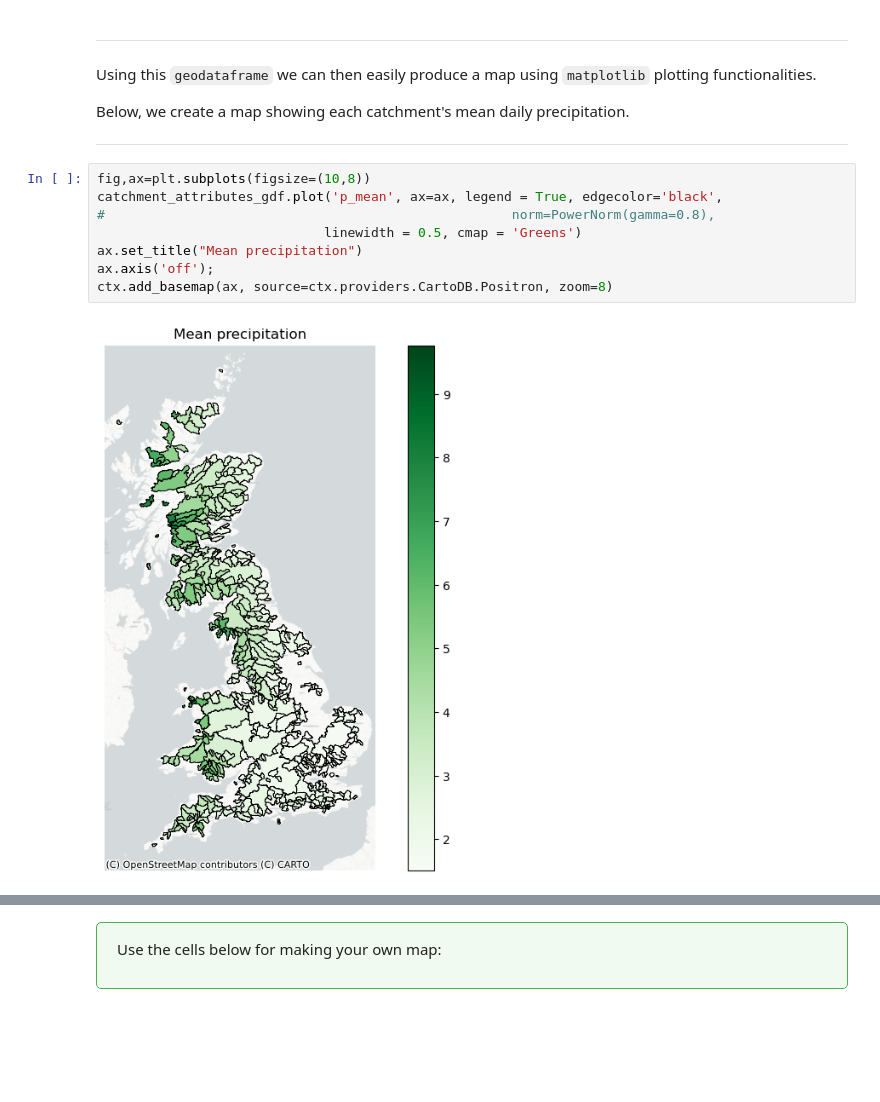
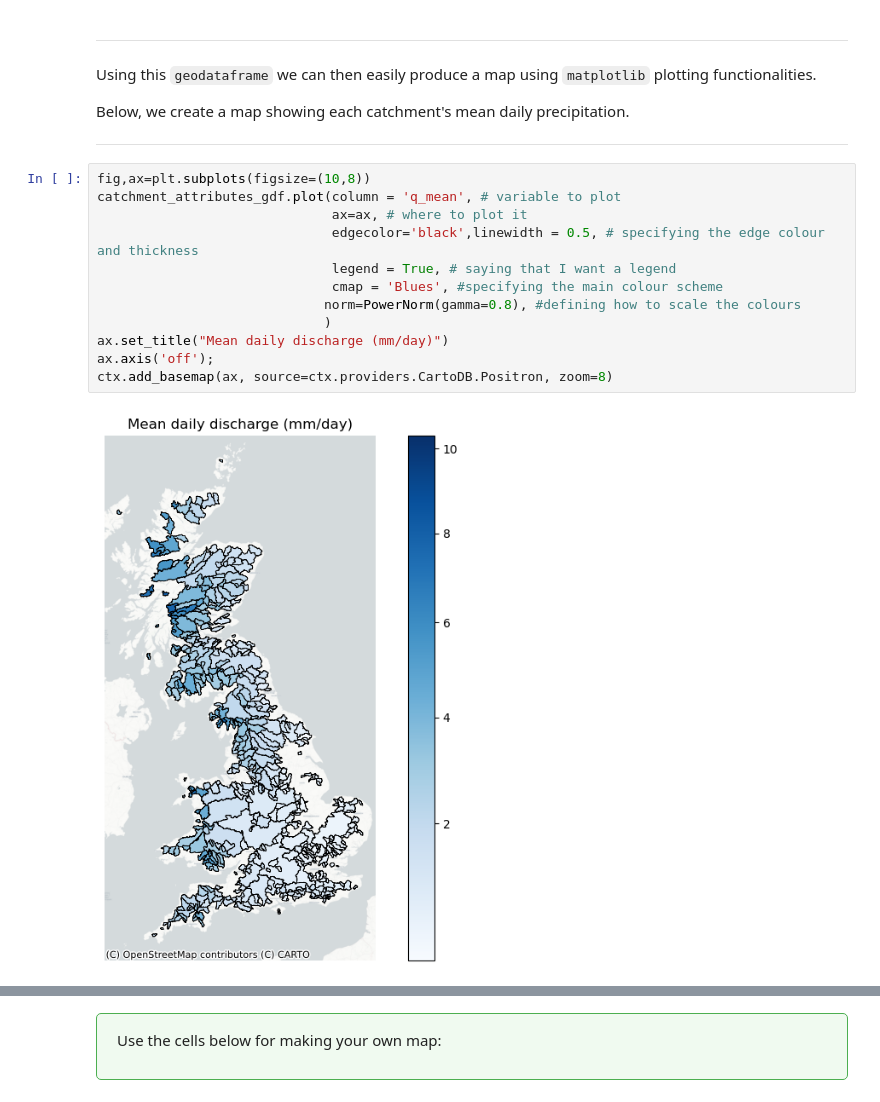
Before and after one commit to NERC-CEH/UKCEH_Summer_School, a Jupyter notebook: Workshop_6/Workshop6.ipynb, the cells around one changed output, grey strips where cells are left out. Drawn from its saved outputs; the diff is of its cells as text; blank space fills up the shorter version.

```diff
--- a/Workshop_6/Workshop6.ipynb
+++ b/Workshop_6/Workshop6.ipynb
@@ -337,14 +321,18 @@ Below, we create a map showing each catchment's mean daily precipitation.
 ---
 # %%
 fig,ax=plt.subplots(figsize=(10,8))
-catchment_attributes_gdf.plot('p_mean', ax=ax, legend = True, edgecolor='black',
-#                                                    norm=PowerNorm(gamma=0.8),
-                             linewidth = 0.5, cmap = 'Greens')
-ax.set_title("Mean precipitation")
+catchment_attributes_gdf.plot(column = 'q_mean', # variable to plot
+                              ax=ax, # where to plot it
+                              edgecolor='black',linewidth = 0.5, # specifying the edge colour and thickness
+                              legend = True, # saying that I want a legend
+                              cmap = 'Blues', #specifying the main colour scheme
+                             norm=PowerNorm(gamma=0.8), #defining how to scale the colours
+                             )
+ax.set_title("Mean daily discharge (mm/day)")
 ax.axis('off');
 ctx.add_basemap(ax, source=ctx.providers.CartoDB.Positron, zoom=8)
 # %% [output]
-[figure, old version]
+[figure, new version]
 # %% [markdown]
 <div style="background-color: #f0faf0; border: 1px solid #4CAF50; border-radius: 5px; padding: 15px 20px; margin: 10px 0px;">
 
```
Also changed, not shown: parts of 37 cells of this notebook.
